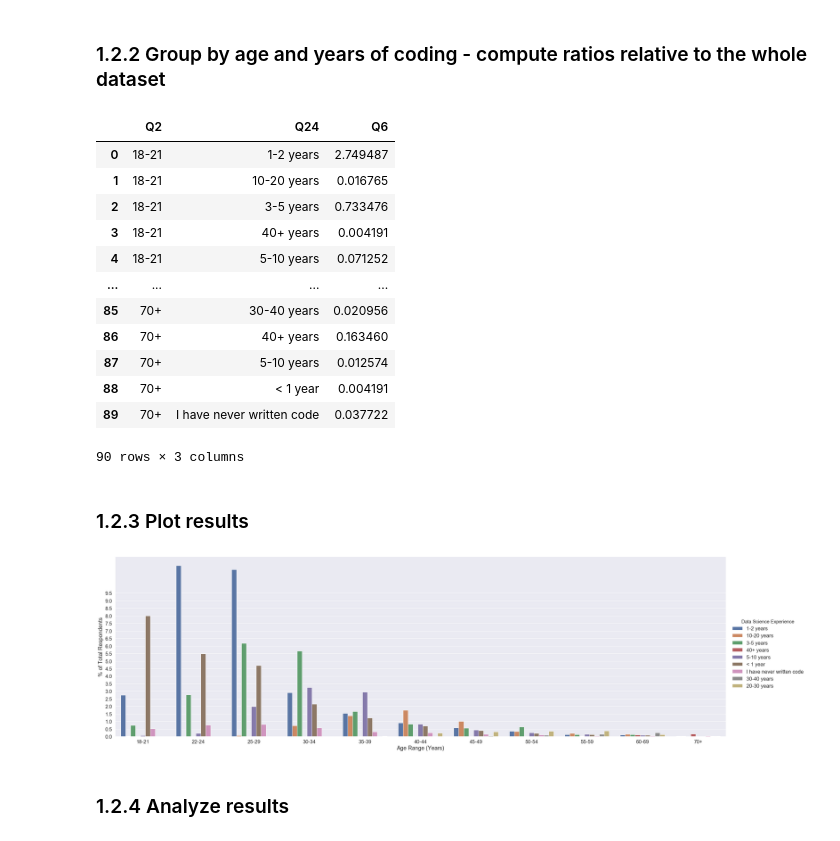
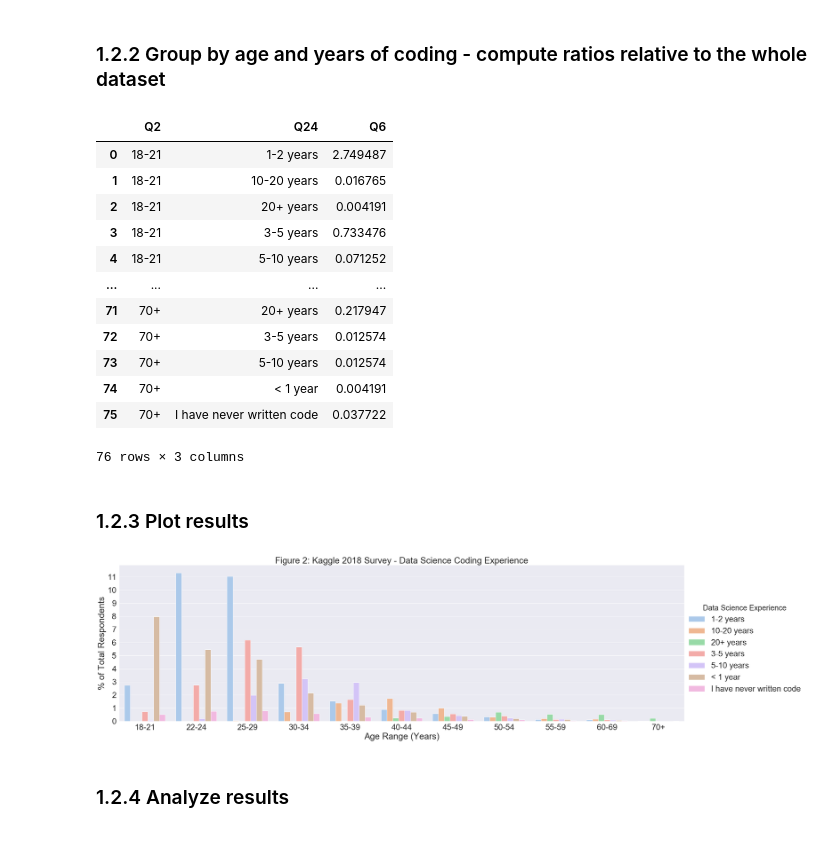
Before and after one commit to MLacra/kaggle_DS2019, a Jupyter notebook: DS_trends.ipynb, the cells around one changed output. Saved outputs shown, nothing was run; the diff lists cells and outputs as text; code cells hidden in the pictures.

```diff
--- a/DS_trends.ipynb
+++ b/DS_trends.ipynb
@@ -183,9 +169,13 @@ years_coding_age_role_filled_gbAge = years_coding_age_role_filled_gbAge.drop(77)
 ### 1.1.3 Plot results
 # %%
 # Plot results
-sns.set(font_scale=1.5)
+
+sns.set(font_scale=2.5)
 years_coding_age_role_filled_gbAge.rename(columns={'Q1':'Age Range (Years)', 'Q5':'% of Total Respondents', 'Q15': 'Data Science Experience'},inplace = True)
-facet = sns.catplot(x="Age Range (Years)", y="% of Total Respondents", hue="Data Science Experience", kind="bar", data=years_coding_age_role_filled_gbAge, height=9.27, aspect=22.7/7.27)
-facet.ax.set_yticks(np.arange(0, 10,0.5))
+facet = sns.catplot(x="Age Range (Years)", y="% of Total Respondents", hue="Data Science Experience", kind="bar", palette = "pastel", data=years_coding_age_role_filled_gbAge, height=9.27, aspect=22.7/7.27)
+
+facet.ax.set_title("Figure 1: Kaggle 2019 Survey - Data Science Coding Experience")
+facet.ax.set_yticks(np.arange(0, 11,1.0))
+
 plt.show()
 # %% [output]
@@ -231,4 +207,9 @@ years_coding_age_role.loc[years_coding_age_role.Q24 == 'I have never written cod
 
 years_coding_age_role.loc[years_coding_age_role.Q2 == '80+','Q2'] = '70+'
 years_coding_age_role.loc[years_coding_age_role.Q2 == '70-79','Q2'] = '70+'
+
+years_coding_age_role.loc[years_coding_age_role.Q24 == '20-30 years','Q24'] = '20+ years'
+years_coding_age_role.loc[years_coding_age_role.Q24 == '30-40 years','Q24'] = '20+ years'
+years_coding_age_role.loc[years_coding_age_role.Q24 == '40+ years','Q24'] = '20+ years'
+
 years_coding_age_role
@@ -302,27 +297,28 @@ years_coding_age_role_filled_gbAge
 |  | Q2 | Q24 | Q6 |
 | 0 | 18-21 | 1-2 years | 2.749487 |
 | 1 | 18-21 | 10-20 years | 0.016765 |
-| 2 | 18-21 | 3-5 years | 0.733476 |
-| 3 | 18-21 | 40+ years | 0.004191 |
+| 2 | 18-21 | 20+ years | 0.004191 |
+| 3 | 18-21 | 3-5 years | 0.733476 |
 | 4 | 18-21 | 5-10 years | 0.071252 |
 | ... | ... | ... | ... |
-| 85 | 70+ | 30-40 years | 0.020956 |
-| 86 | 70+ | 40+ years | 0.163460 |
-| 87 | 70+ | 5-10 years | 0.012574 |
-| 88 | 70+ | < 1 year | 0.004191 |
-| 89 | 70+ | I have never written code | 0.037722 |
+| 71 | 70+ | 20+ years | 0.217947 |
+| 72 | 70+ | 3-5 years | 0.012574 |
+| 73 | 70+ | 5-10 years | 0.012574 |
+| 74 | 70+ | < 1 year | 0.004191 |
+| 75 | 70+ | I have never written code | 0.037722 |
-90 rows × 3 columns
+76 rows × 3 columns
 # %% [markdown]
 ### 1.2.3 Plot results
 # %%
 # Plot results
-sns.set(font_scale=1.5)
+sns.set(font_scale=2.5)
 years_coding_age_role_filled_gbAge.rename(columns={'Q2':'Age Range (Years)', 'Q6':'% of Total Respondents', 'Q24': 'Data Science Experience'},inplace = True)
-facet = sns.catplot(x="Age Range (Years)", y="% of Total Respondents", hue="Data Science Experience", kind="bar", data=years_coding_age_role_filled_gbAge, height=9.27, aspect=22.7/7.27)
-facet.ax.set_yticks(np.arange(0, 10,0.5))
+facet = sns.catplot(x="Age Range (Years)", y="% of Total Respondents", hue="Data Science Experience", kind="bar", palette = "pastel", data=years_coding_age_role_filled_gbAge, height=9.27, aspect=22.7/7.27)
+facet.ax.set_yticks(np.arange(0, 11.5,1))
+facet.ax.set_title("Figure 2: Kaggle 2018 Survey - Data Science Coding Experience")
 plt.show()
 # %% [output]
-[figure, old version]
+[figure, new version]
 # %% [markdown]
 ### 1.2.4 Analyze results
 # %% [markdown]
```
Also changed, not shown: parts of 8 cells of this notebook, 1 other file.
